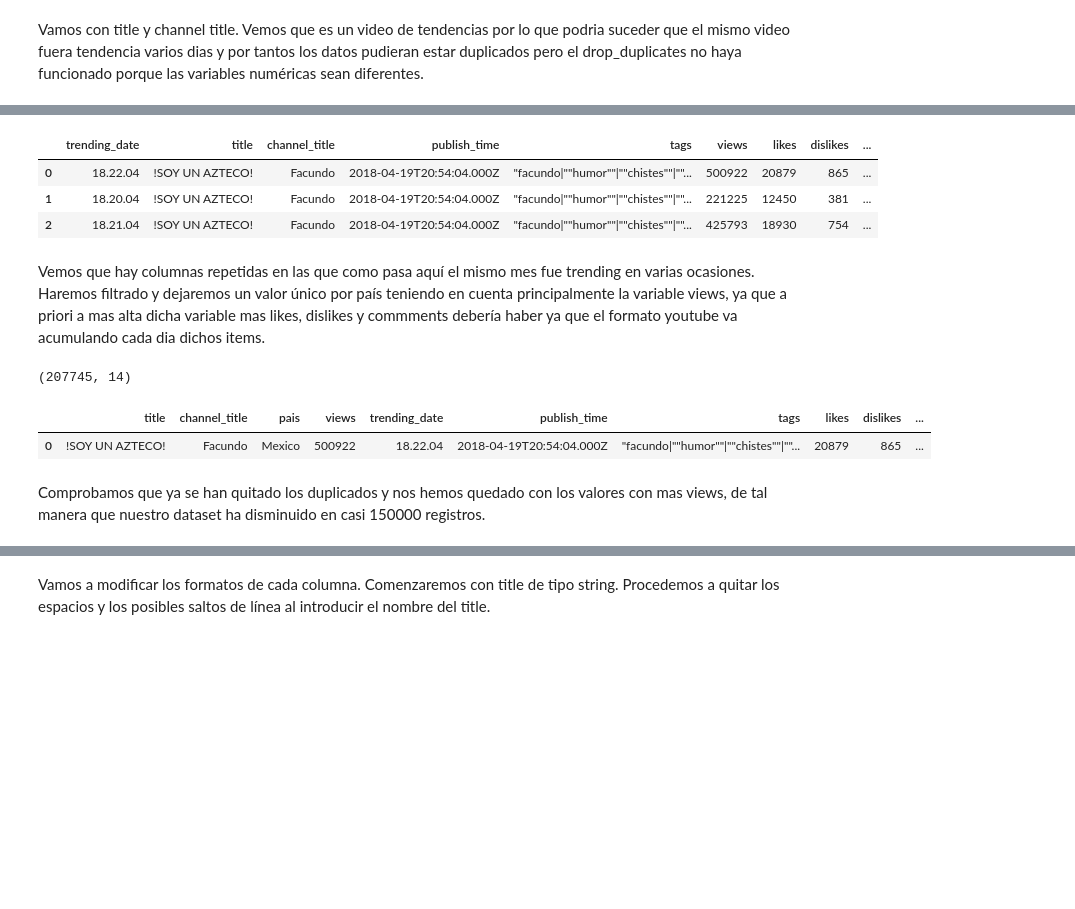
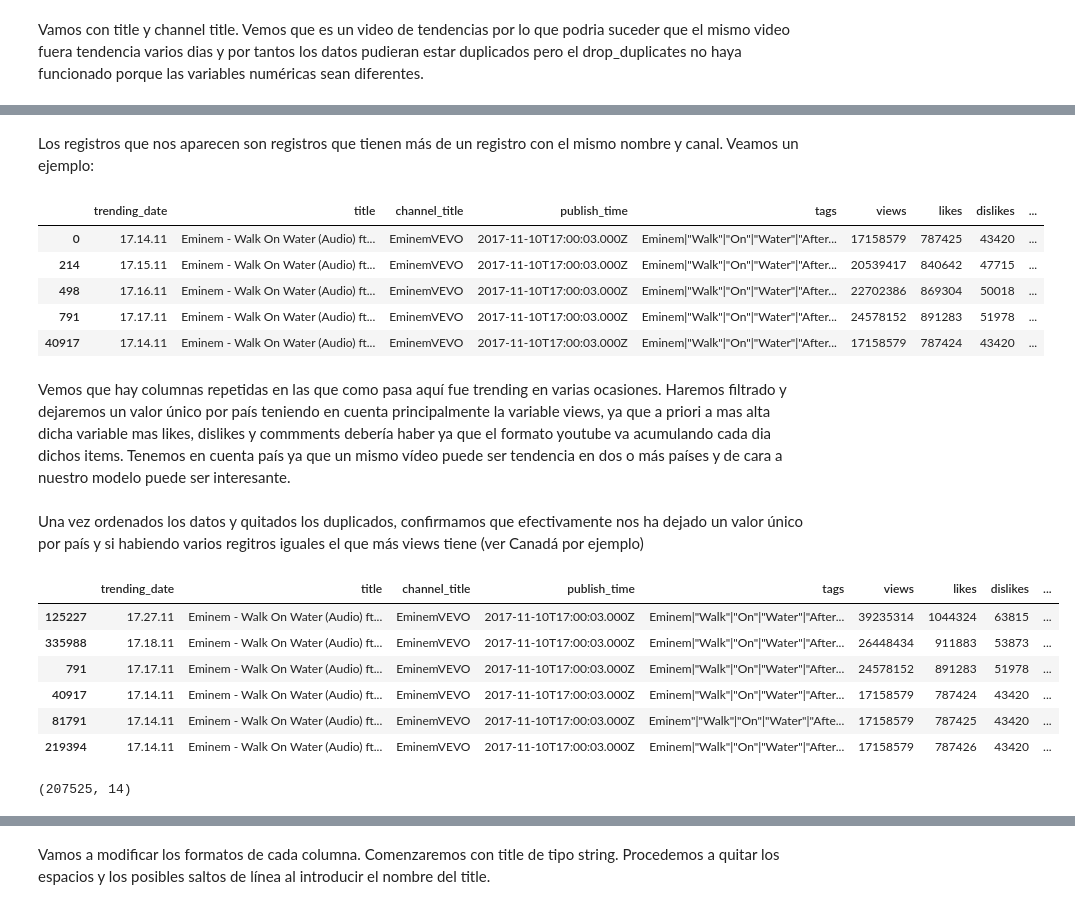
Before and after one commit to fernanditomartinez85/PRACTICA-FINAL-IA, a Jupyter notebook: exploratory_analysis.ipynb, the cells around one changed output, grey strips where cells are left out. Drawn from its saved outputs; the diff is of its cells as text; code cells hidden in the pictures; blank space fills up the shorter version.

```diff
--- a/exploratory_analysis.ipynb
+++ b/exploratory_analysis.ipynb
@@ -103,5 +86,5 @@ print((df_spark_unido.count(), len(df_spark_unido.columns)))
 # %% [markdown]
 Procedemos a quitar los duplicados.
 # %%
-df_spark_unido = df_spark_unido.dropDuplicates()
+dataframe_final.drop_duplicates(inplace=True)
 # %%
@@ -119,5 +102,5 @@ Estos son los items que tendremos que predecir:
 # %% [markdown]
 Las columnas video_id, description y thumbnail_link  no tiene ningún tipo de información que nos pueda ayudar. Las eliminamos.
 # %%
-df_spark_unido = df_spark_unido.drop("video_id", "thumbnail_link","description")
+dataframe_final.drop(["video_id", "thumbnail_link", "description"], axis=1, inplace=True)
 # %%
@@ -139,3 +132,3 @@ Tenemos 369783 registros. Vemos que en la mayoria de columnas no se llega a esta
 # %%
-df_spark_unido = df_spark_unido.dropna()
+dataframe_final.dropna(inplace=True)
 # %%
@@ -175,10 +171,14 @@ df_resultado_duplicados.limit(10).toPandas()
+# %% [markdown]
+Los registros que nos aparecen son registros que tienen más de un registro con el mismo nombre y canal. Veamos un ejemplo:
 # %%
-df_ejemplo = df_spark_unido.filter((col("title") == "!SOY UN AZTECO!") & (col("channel_title") == "Facundo"))
-df_ejemplo.toPandas()
+df_ejemplo_especifico = dataframe_final[(dataframe_final["title"] == "Eminem - Walk On Water (Audio) ft. BeyoncÃ©") & (dataframe_final["channel_title"] == "EminemVEVO")]
+df_ejemplo_especifico.head(5)
 # %% [output]
 |  | trending_date | title | channel_title | publish_time | tags | views | likes | dislikes | ... |
-| 0 | 18.22.04 | !SOY UN AZTECO! | Facundo | 2018-04-19T20:54:04.000Z | "facundo|""humor""|""chistes""|""... | 500922 | 20879 | 865 | ... |
-| 1 | 18.20.04 | !SOY UN AZTECO! | Facundo | 2018-04-19T20:54:04.000Z | "facundo|""humor""|""chistes""|""... | 221225 | 12450 | 381 | ... |
-| 2 | 18.21.04 | !SOY UN AZTECO! | Facundo | 2018-04-19T20:54:04.000Z | "facundo|""humor""|""chistes""|""... | 425793 | 18930 | 754 | ... |
+| 0 | 17.14.11 | Eminem - Walk On Water (Audio) ft... | EminemVEVO | 2017-11-10T17:00:03.000Z | Eminem|"Walk"|"On"|"Water"|"After... | 17158579 | 787425 | 43420 | ... |
+| 214 | 17.15.11 | Eminem - Walk On Water (Audio) ft... | EminemVEVO | 2017-11-10T17:00:03.000Z | Eminem|"Walk"|"On"|"Water"|"After... | 20539417 | 840642 | 47715 | ... |
+| 498 | 17.16.11 | Eminem - Walk On Water (Audio) ft... | EminemVEVO | 2017-11-10T17:00:03.000Z | Eminem|"Walk"|"On"|"Water"|"After... | 22702386 | 869304 | 50018 | ... |
+| 791 | 17.17.11 | Eminem - Walk On Water (Audio) ft... | EminemVEVO | 2017-11-10T17:00:03.000Z | Eminem|"Walk"|"On"|"Water"|"After... | 24578152 | 891283 | 51978 | ... |
+| 40917 | 17.14.11 | Eminem - Walk On Water (Audio) ft... | EminemVEVO | 2017-11-10T17:00:03.000Z | Eminem|"Walk"|"On"|"Water"|"After... | 17158579 | 787424 | 43420 | ... |
 # %% [markdown]
-Vemos que hay columnas repetidas en las que como pasa aquí el mismo mes fue trending en varias ocasiones. Haremos filtrado y dejaremos un valor único por país teniendo en cuenta principalmente la variable views, ya que a priori a mas alta dicha variable mas likes, dislikes y commments debería haber ya que el formato youtube va acumulando cada dia dichos items.
+Vemos que hay columnas repetidas en las que como pasa aquí fue trending en varias ocasiones. Haremos filtrado y dejaremos un valor único por país teniendo en cuenta principalmente la variable views, ya que a priori a mas alta dicha variable mas likes, dislikes y commments debería haber ya que el formato youtube va acumulando cada dia dichos items. Tenemos en cuenta país ya que un mismo vídeo puede ser tendencia en dos o más países y de cara a nuestro modelo puede ser interesante.
@@ -188,13 +185,22 @@ df_spark_unido = df_spark_unido.join(df_max_visitas, on=["title", "channel_title
-# %%
-print((df_spark_unido.count(), len(df_spark_unido.columns)))
-# %% [output]
-(207745, 14)
+# %%
+dataframe_final.sort_values(by="views", ascending=False, inplace=True)
+
+dataframe_final.drop_duplicates(subset=["channel_title", "title", "pais"],keep="first",inplace=True)
+# %% [markdown]
+Una vez ordenados los datos y quitados los duplicados, confirmamos que efectivamente nos ha dejado un valor único por país y si habiendo varios regitros iguales el que más views tiene (ver Canadá por ejemplo)
 # %%
-df_ejemplo = df_spark_unido.filter((col("title") == "!SOY UN AZTECO!") & (col("channel_title") == "Facundo"))
-df_ejemplo.toPandas()
+df_ejemplo_especifico = dataframe_final[(dataframe_final["title"] == "Eminem - Walk On Water (Audio) ft. BeyoncÃ©") & (dataframe_final["channel_title"] == "EminemVEVO")]
+df_ejemplo_especifico.head(10)
 # %% [output]
-|  | title | channel_title | pais | views | trending_date | publish_time | tags | likes | dislikes | ... |
-| 0 | !SOY UN AZTECO! | Facundo | Mexico | 500922 | 18.22.04 | 2018-04-19T20:54:04.000Z | "facundo|""humor""|""chistes""|""... | 20879 | 865 | ... |
+|  | trending_date | title | channel_title | publish_time | tags | views | likes | dislikes | ... |
+| 125227 | 17.27.11 | Eminem - Walk On Water (Audio) ft... | EminemVEVO | 2017-11-10T17:00:03.000Z | Eminem|"Walk"|"On"|"Water"|"After... | 39235314 | 1044324 | 63815 | ... |
+| 335988 | 17.18.11 | Eminem - Walk On Water (Audio) ft... | EminemVEVO | 2017-11-10T17:00:03.000Z | Eminem|"Walk"|"On"|"Water"|"After... | 26448434 | 911883 | 53873 | ... |
+| 791 | 17.17.11 | Eminem - Walk On Water (Audio) ft... | EminemVEVO | 2017-11-10T17:00:03.000Z | Eminem|"Walk"|"On"|"Water"|"After... | 24578152 | 891283 | 51978 | ... |
+| 40917 | 17.14.11 | Eminem - Walk On Water (Audio) ft... | EminemVEVO | 2017-11-10T17:00:03.000Z | Eminem|"Walk"|"On"|"Water"|"After... | 17158579 | 787424 | 43420 | ... |
+| 81791 | 17.14.11 | Eminem - Walk On Water (Audio) ft... | EminemVEVO | 2017-11-10T17:00:03.000Z | Eminem"|"Walk"|"On"|"Water"|"Afte... | 17158579 | 787425 | 43420 | ... |
+| 219394 | 17.14.11 | Eminem - Walk On Water (Audio) ft... | EminemVEVO | 2017-11-10T17:00:03.000Z | Eminem|"Walk"|"On"|"Water"|"After... | 17158579 | 787426 | 43420 | ... |
-# %% [markdown]
-Comprobamos que ya se han quitado los duplicados y nos hemos quedado con los valores con mas views, de tal manera que nuestro dataset ha disminuido en casi 150000 registros.
+# %%
+dataframe_final.shape#Aligeramos el peso del dataframe.
+# %% [output]
+(207525, 14)
 # %%
```
Also changed, not shown: parts of 69 cells of this notebook.
